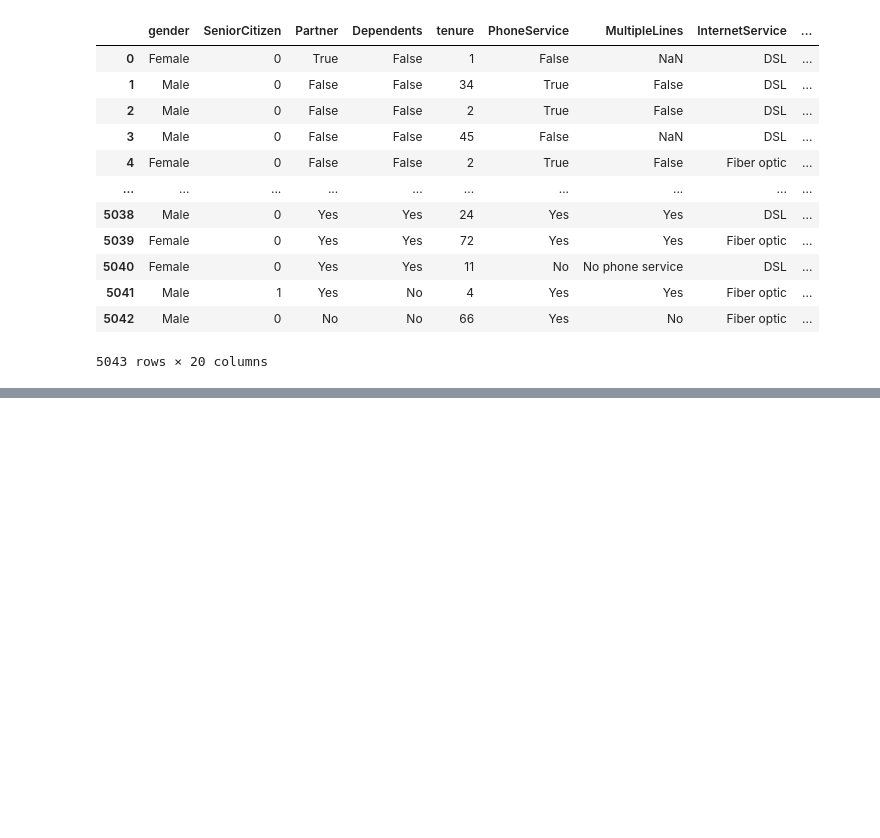
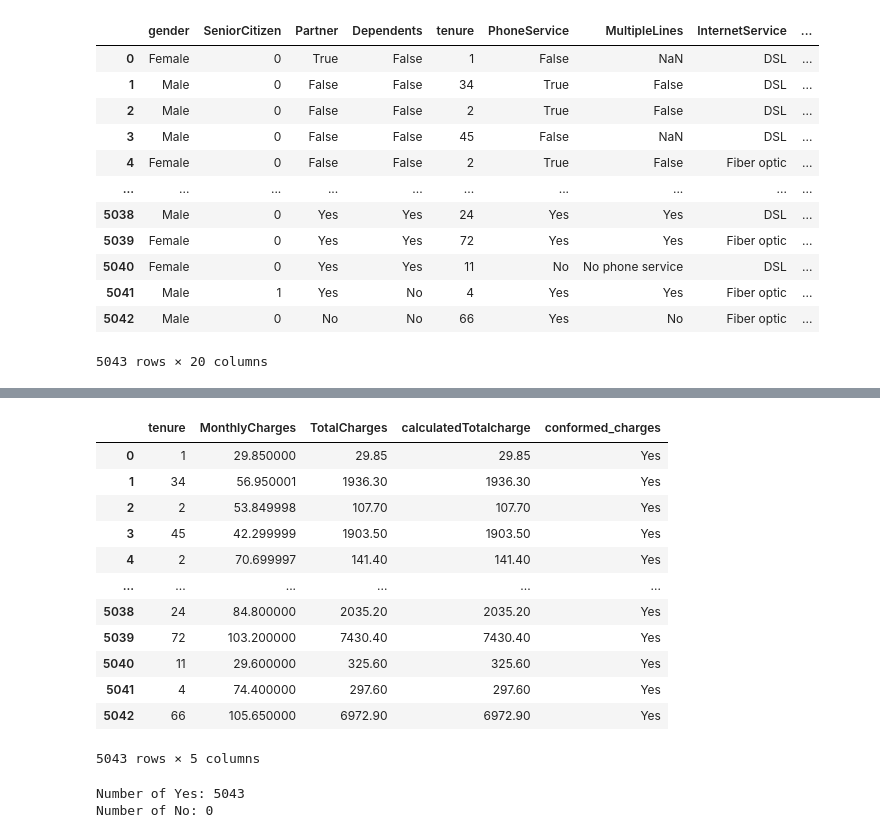
Before and after one commit to parockson/churn-analysis-with-machine-learning, a Jupyter notebook: notebook/analysis_file.ipynb, the cells around one changed output, grey strips where cells are left out. Drawn from its saved outputs; the diff is of its cells as text; code cells hidden in the pictures; blank space fills up the shorter version.

```diff
--- a/notebook/analysis_file.ipynb
+++ b/notebook/analysis_file.ipynb
@@ -456,0 +646,13 @@ df
+# %%
+def correct_total_charges(df):
+    # Recalculate 'TotalCharges' based on 'tenure' and 'MonthlyCharges'
+    df['TotalCharges'] = (df['tenure'] * df['MonthlyCharges']).round(2)
+
+    return df
+
+# Assuming df is your main DataFrame
+# Call the function to correct 'TotalCharges'
+df_corrected = correct_total_charges(df)
+
+# Display the corrected DataFrame
+df_corrected
@@ -456,0 +673,50 @@ df
+# %%
+def add_additional_columns(df_corrected):
+    # Calculate calculatedTotalcharge and round to 2 decimal places
+    df_corrected['calculatedTotalcharge'] = (df_corrected['tenure'] * df_corrected['MonthlyCharges']).round(2)
+
+    # Calculate conformed charges
+    df_corrected['conformed_charges'] = df_corrected.apply(lambda row: 'Yes' if row['calculatedTotalcharge'] == row['TotalCharges'] else 'No', axis=1)
+
+    return df_corrected
+
+# Assuming df is your DataFrame
+# Selecting 'tenure', 'MonthlyCharges', and 'TotalCharges' columns
+selected_columns = df_corrected[['tenure', 'MonthlyCharges', 'TotalCharges']]
+
+# Add additional columns
+selected_columns = add_additional_columns(selected_columns)
+
+# Display the DataFrame with additional columns
+selected_columns
+# %% [output]
+|  | tenure | MonthlyCharges | TotalCharges | calculatedTotalcharge | conformed_charges |
+| 0 | 1 | 29.850000 | 29.85 | 29.85 | Yes |
+| 1 | 34 | 56.950001 | 1936.30 | 1936.30 | Yes |
+| 2 | 2 | 53.849998 | 107.70 | 107.70 | Yes |
+| 3 | 45 | 42.299999 | 1903.50 | 1903.50 | Yes |
+| 4 | 2 | 70.699997 | 141.40 | 141.40 | Yes |
+| ... | ... | ... | ... | ... | ... |
+| 5038 | 24 | 84.800000 | 2035.20 | 2035.20 | Yes |
+| 5039 | 72 | 103.200000 | 7430.40 | 7430.40 | Yes |
+| 5040 | 11 | 29.600000 | 325.60 | 325.60 | Yes |
+| 5041 | 4 | 74.400000 | 297.60 | 297.60 | Yes |
+| 5042 | 66 | 105.650000 | 6972.90 | 6972.90 | Yes |
+5043 rows × 5 columns
+# %%
+def count_conformed_charges(df):
+    # Count occurrences of 'Yes' and 'No' in the 'conformed_charges' column
+    count_yes = (df['conformed_charges'] == 'Yes').sum()
+    count_no = (df['conformed_charges'] == 'No').sum()
+
+    return count_yes, count_no
+
+# Call the function to count occurrences of 'Yes' and 'No'
+count_yes, count_no = count_conformed_charges(selected_columns)
+
+# Display the counts
+print(f'Number of Yes: {count_yes}')
+print(f'Number of No: {count_no}')
+# %% [output]
+Number of Yes: 5043
+Number of No: 0
```
Also changed, not shown: parts of 22 cells of this notebook, 1 other file.
